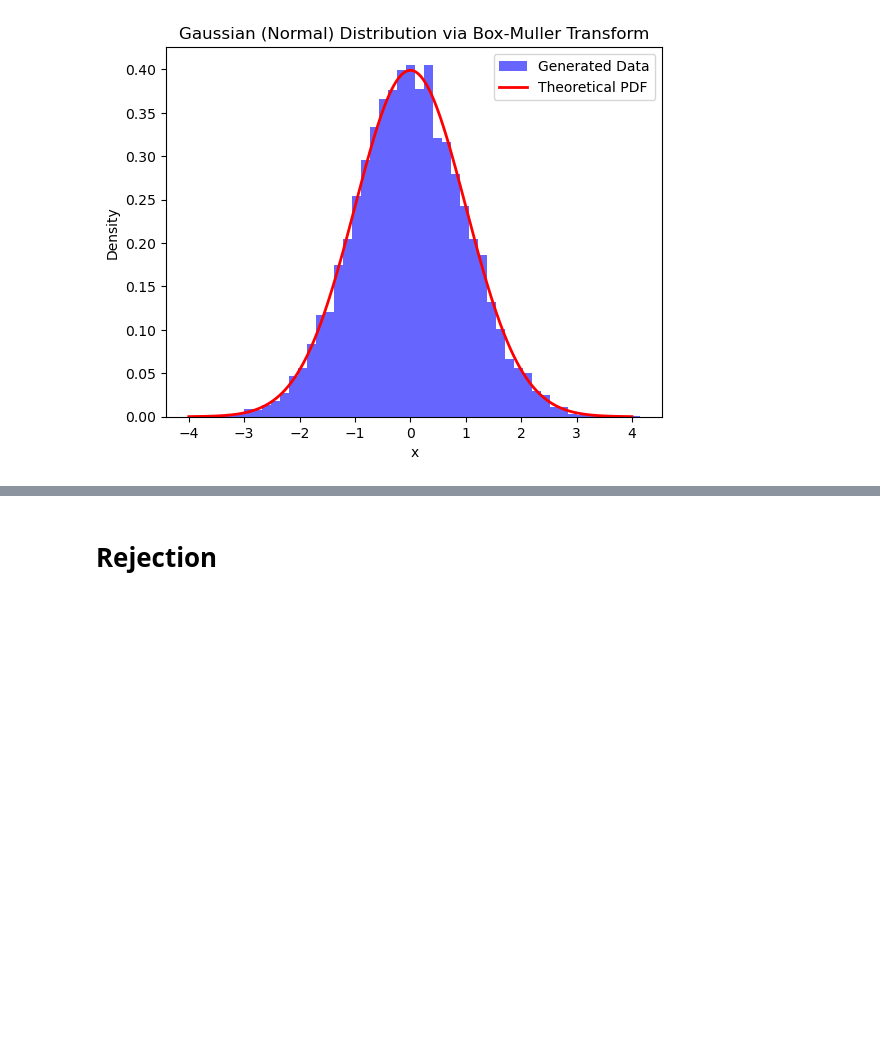
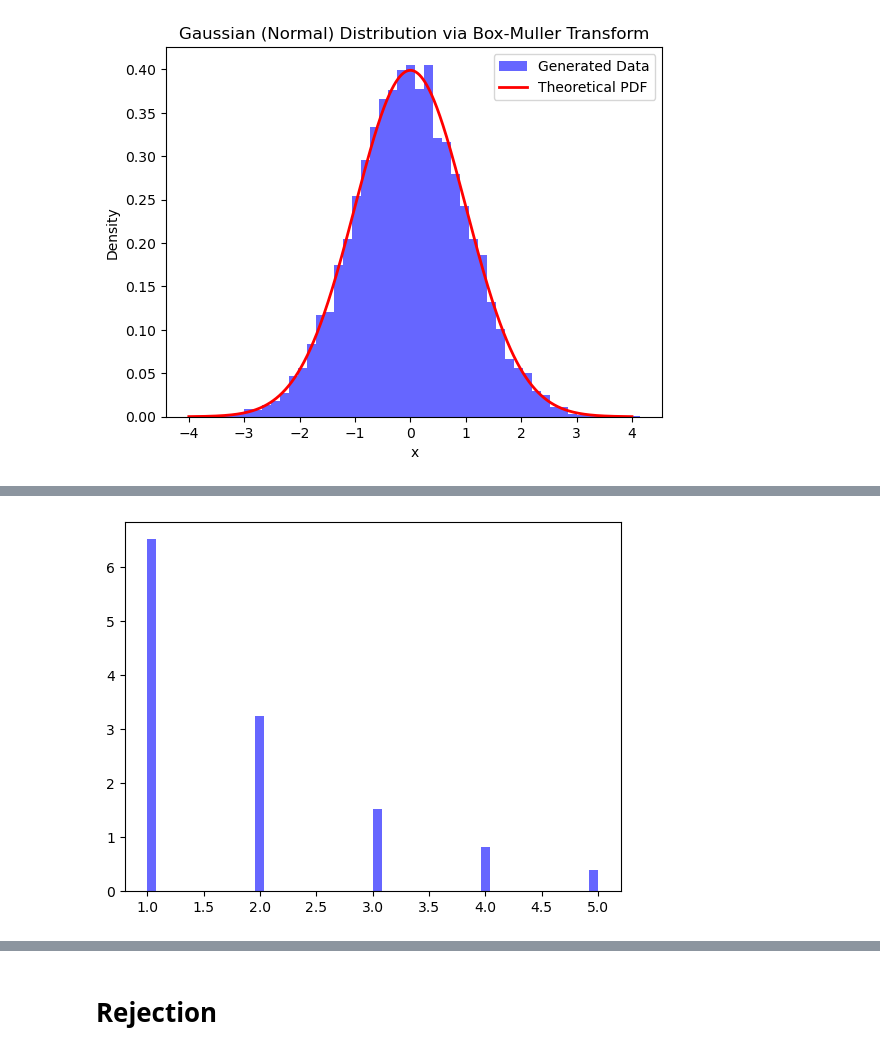
Before and after one commit to aayrapet/MC_simulations, a Jupyter notebook: main.ipynb, the cells around one changed output, grey strips where cells are left out. Saved outputs shown, nothing was run; the diff lists cells and outputs as text; code cells hidden in the pictures; blank space fills up the shorter version.

```diff
--- a/main.ipynb
+++ b/main.ipynb
@@ -154,0 +169,22 @@ plt.show()
+# %%
+import numpy as np
+p=0.5
+U = np.random.uniform(0, 1, 10000)
+for x in range(1,10):
+
+ print(1-(1-p)**x)#get cdf ( otherwise just sum up probabilities you have)
+
+samples=[]
+for x in U:
+    if x<=0.5:
+        samples.append(1)
+    elif x>0.5 and x<=0.75:
+        samples.append(2)
+    elif x>0.75 and x<=0.875:
+        samples.append(3)
+    elif x>0.875 and x<=0.9375:
+        samples.append(4)
+    elif x>0.9375 and x<=0.96875:
+        samples.append(5)
+    else:
+        pass
@@ -154,0 +201,6 @@ plt.show()
+# %%
+
+plt.hist(samples, bins=50, density=True, alpha=0.6, color='b', label="Generated Data")
+plt.show()
+# %% [output]
+[figure, added]
```
Also changed, not shown: parts of 7 cells of this notebook.
